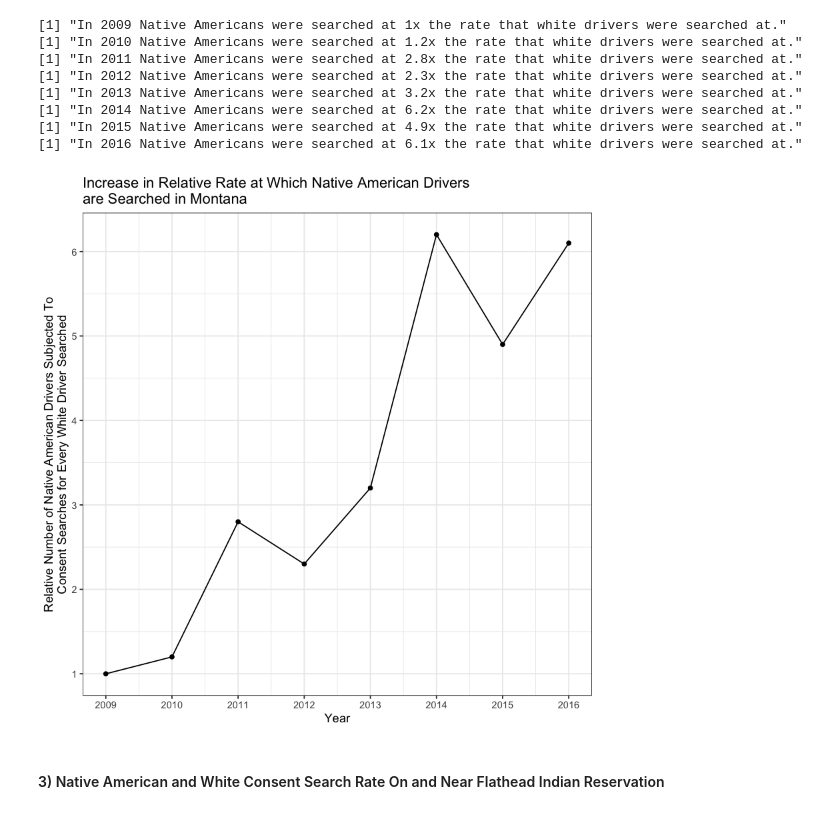
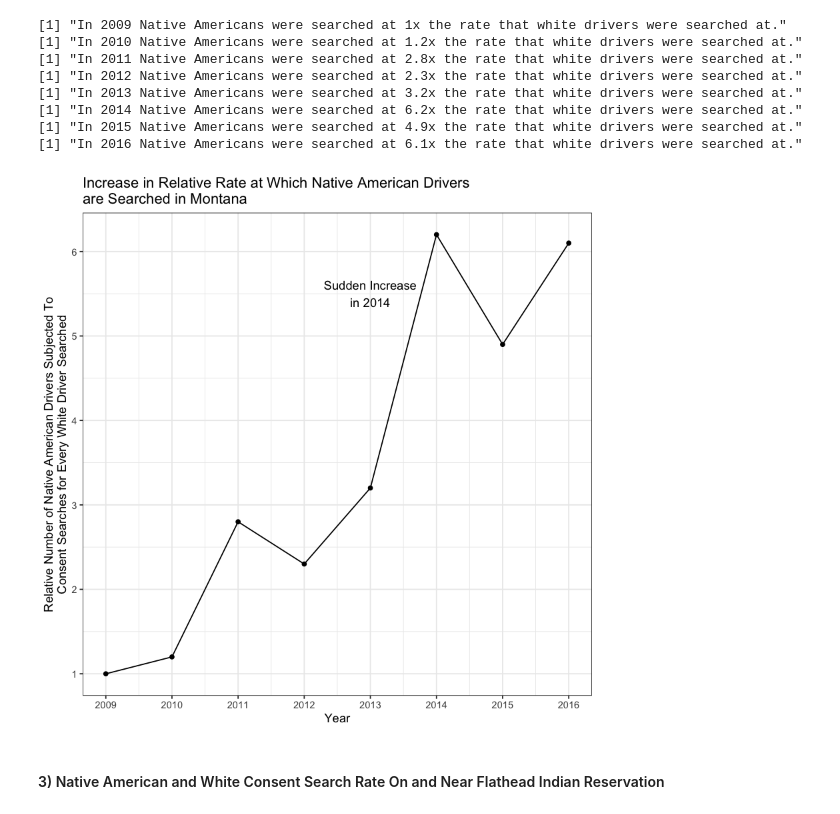
Before and after one commit to mattkiefer/biglocalpolicing, a Jupyter notebook: bulletproofing.ipynb, the cells around one changed output. Drawn from its saved outputs; the diff is of its cells as text; code cells hidden in the pictures.

```diff
--- a/bulletproofing.ipynb
+++ b/bulletproofing.ipynb
@@ -219,24 +247,25 @@ for (y in two_data$year) {
 # %%
 two_data %>%
     ggplot(aes(x = year, y = na_to_white_search_proportion)) +
     geom_point() +
     geom_line() +
     theme_bw() +
     scale_x_continuous(
     labels = two_data$year %>% as.character(),
     breaks = two_data$year
     ) +
+    annotate(geom = "text", x = 2013, y = 5.5, label = "Sudden Increase\nin 2014") +
     scale_y_continuous(
         labels = c(1:6) %>% as.character(),
         breaks = c(1:6)
     ) +
     labs(
         title = "Increase in Relative Rate at Which Native American Drivers\nare Searched in Montana",
         x = "Year",
         y = "Relative Number of Native American Drivers Subjected To\nConsent Searches for Every White Driver Searched"
     )
 # %% [output]
-[figure, old version]
+[figure, new version]
 # %% [markdown]
 #### 3) Native American and White Consent Search Rate On and Near Flathead Indian Reservation
 # %% [markdown]
```
Also changed, not shown: parts of 2 cells of this notebook.
